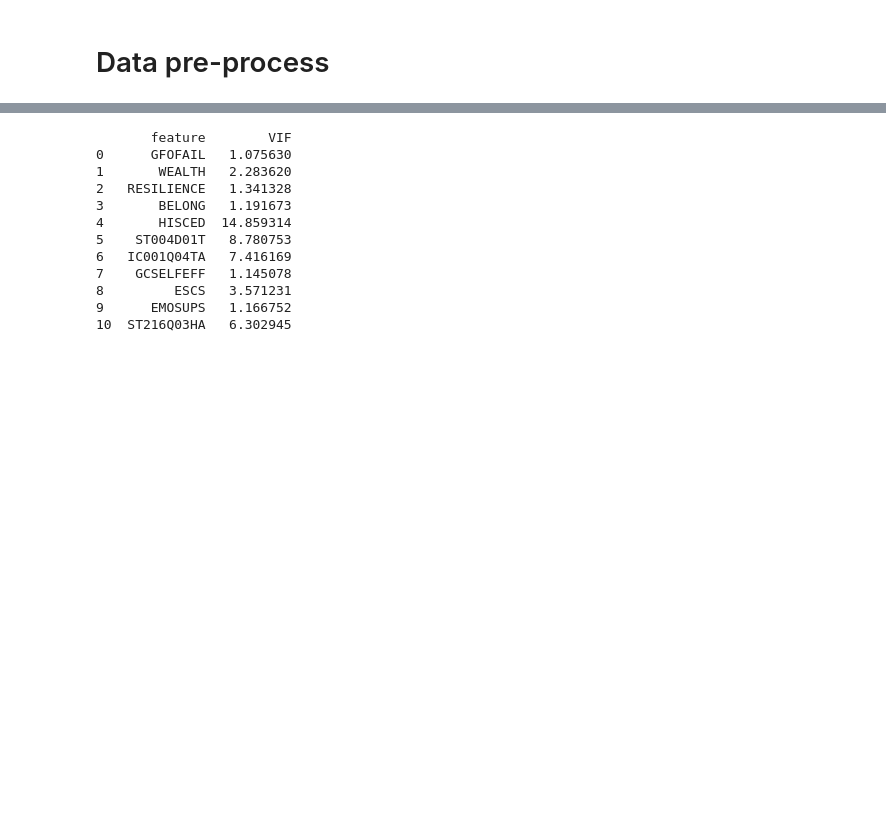
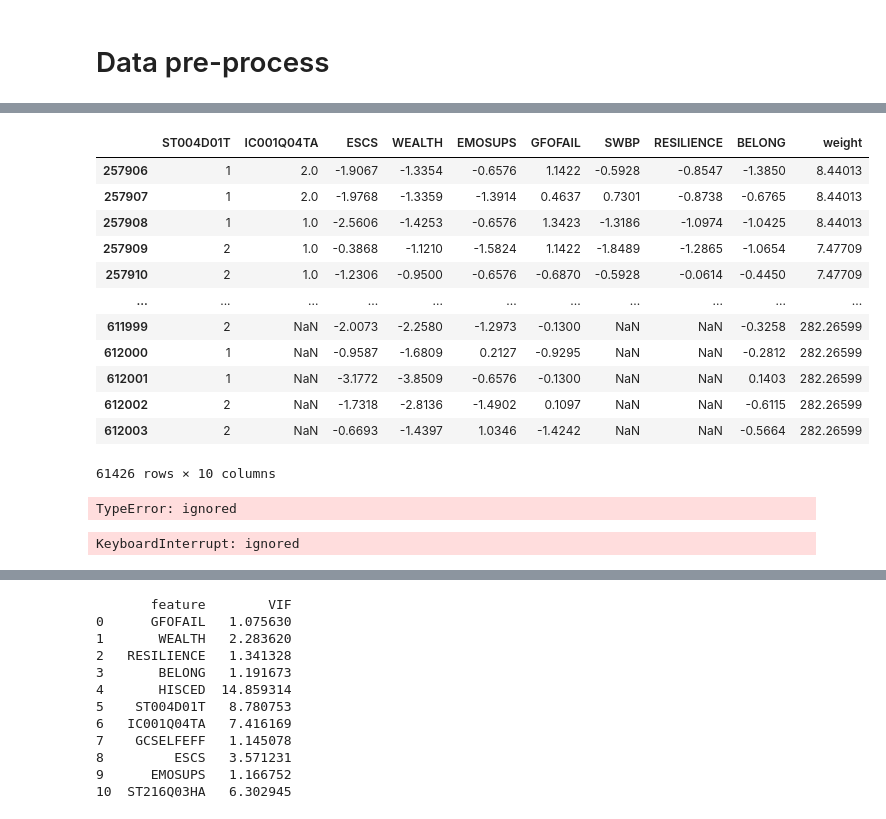
Before and after one commit to LangqingZou/Math-509, a Jupyter notebook: preprocess.ipynb, the cells around one changed output, grey strips where cells are left out. Saved outputs shown, nothing was run; the diff lists cells and outputs as text; code cells hidden in the pictures; blank space fills up the shorter version.

```diff
--- a/preprocess.ipynb
+++ b/preprocess.ipynb
@@ -87,0 +117,28 @@ dtype: int64
+# %%
+weight = df['W_FSTUWT']
+df.drop('W_FSTUWT',axis=1,inplace=True)
+# %%
+# replace all invlaid values larger than 90 with nan
+mask = (df < 90)
+mask['weight'] = weight
+a = df[mask]
+a['weight'] = weight
+# temp = a.dropna(subset=['GFOFAIL','WEALTH','RESILIENCE','BELONG','SWBP','ST004D01T','IC001Q04TA','ESCS','EMOSUPS','SWBP'])
+# %%
+a.drop(["CNTRYID","CNTSCHID"],axis=1,inplace=True)
+# %%
+a
+# %% [output]
+|  | ST004D01T | IC001Q04TA | ESCS | WEALTH | EMOSUPS | GFOFAIL | SWBP | RESILIENCE | BELONG | weight |
+| 257906 | 1 | 2.0 | -1.9067 | -1.3354 | -0.6576 | 1.1422 | -0.5928 | -0.8547 | -1.3850 | 8.44013 |
+| 257907 | 1 | 2.0 | -1.9768 | -1.3359 | -1.3914 | 0.4637 | 0.7301 | -0.8738 | -0.6765 | 8.44013 |
+| 257908 | 1 | 1.0 | -2.5606 | -1.4253 | -0.6576 | 1.3423 | -1.3186 | -1.0974 | -1.0425 | 8.44013 |
+| 257909 | 2 | 1.0 | -0.3868 | -1.1210 | -1.5824 | 1.1422 | -1.8489 | -1.2865 | -1.0654 | 7.47709 |
+| 257910 | 2 | 1.0 | -1.2306 | -0.9500 | -0.6576 | -0.6870 | -0.5928 | -0.0614 | -0.4450 | 7.47709 |
+| ... | ... | ... | ... | ... | ... | ... | ... | ... | ... | ... |
+| 611999 | 2 | NaN | -2.0073 | -2.2580 | -1.2973 | -0.1300 | NaN | NaN | -0.3258 | 282.26599 |
+| 612000 | 1 | NaN | -0.9587 | -1.6809 | 0.2127 | -0.9295 | NaN | NaN | -0.2812 | 282.26599 |
+| 612001 | 1 | NaN | -3.1772 | -3.8509 | -0.6576 | -0.1300 | NaN | NaN | 0.1403 | 282.26599 |
+| 612002 | 2 | NaN | -1.7318 | -2.8136 | -1.4902 | 0.1097 | NaN | NaN | -0.6115 | 282.26599 |
+| 612003 | 2 | NaN | -0.6693 | -1.4397 | 1.0346 | -1.4242 | NaN | NaN | -0.5664 | 282.26599 |
+61426 rows × 10 columns
@@ -88,3 +147,14 @@ dtype: int64
+# %%
+data.columns
+# %% [output]
+TypeError: ignored
+# %%
+from sklearn.impute import KNNImputer
+knn_imputer = KNNImputer(n_neighbors=5)
+
+a = knn_imputer.fit_transform(a)
+# %% [output]
+KeyboardInterrupt: ignored
 # %%
 # delete any rows contains value larger than 90
 # since any value larger than 90 is invalid
```
Also changed, not shown: parts of 31 cells of this notebook.
